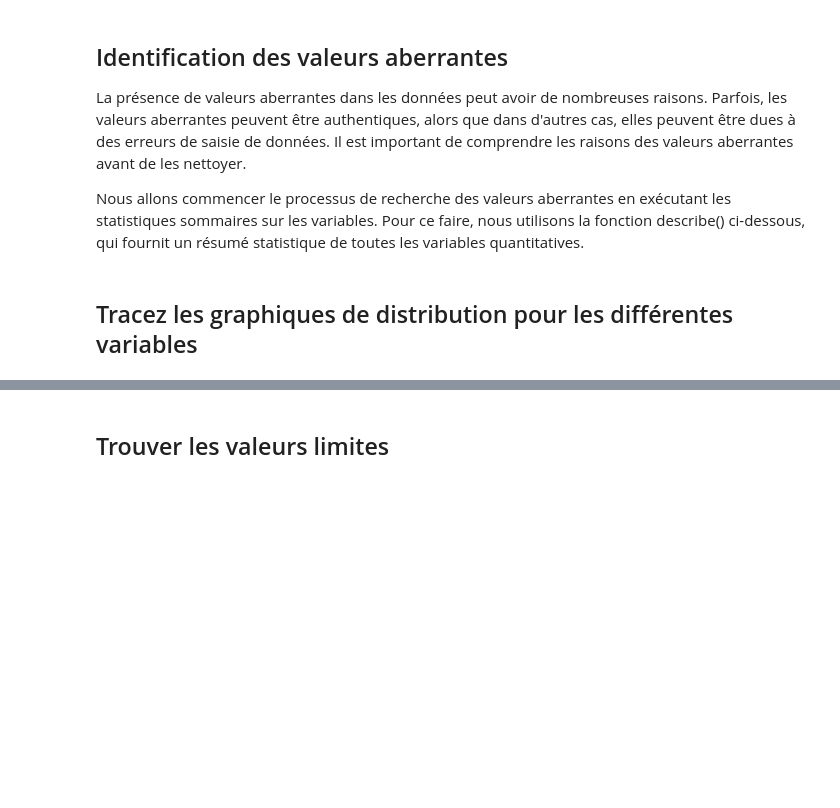
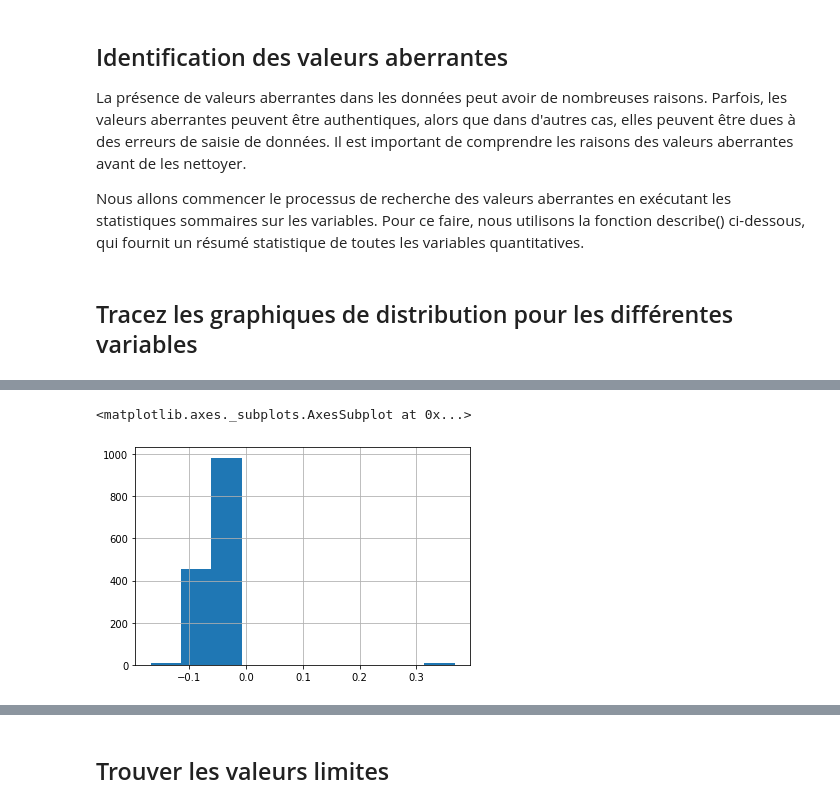
Before and after one commit to ameliemelorene/MOLONARI_1D_RESOURCES, a Jupyter notebook: Students/TD-Wissam-Guillaume/brouillon_guillaume_data-cleaning-student.ipynb, the cells around one changed output, grey strips where cells are left out. Cells and saved outputs as stored; diff of their text form; code cells hidden in the pictures; blank space fills up the shorter version.

```diff
--- a/Students/TD-Wissam-Guillaume/brouillon_guillaume_data-cleaning-student.ipynb
+++ b/Students/TD-Wissam-Guillaume/brouillon_guillaume_data-cleaning-student.ipynb
@@ -93,0 +249,5 @@ Nous allons commencer le processus de recherche des valeurs aberrantes en exécu
+# %%
+capteur_riviere['charge_diff'].hist(bins=10)
+# %% [output]
+<matplotlib.axes._subplots.AxesSubplot at 0x...>
+[figure, added]
```
Also changed, not shown: parts of 27 cells of this notebook.
